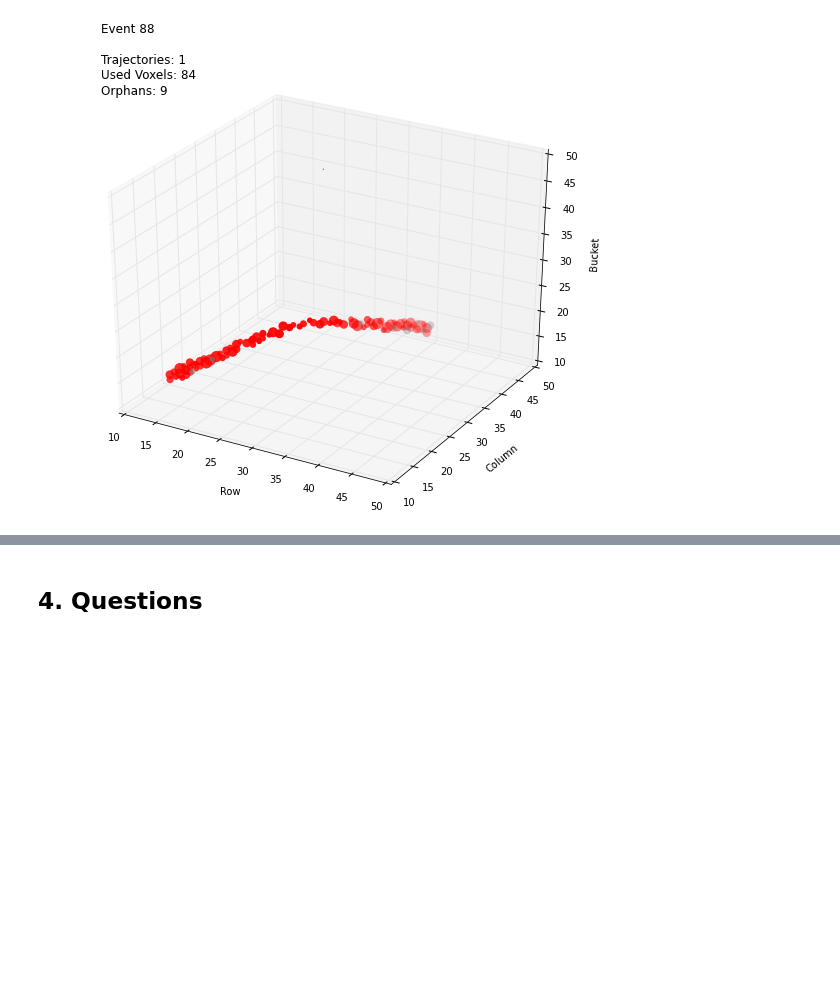
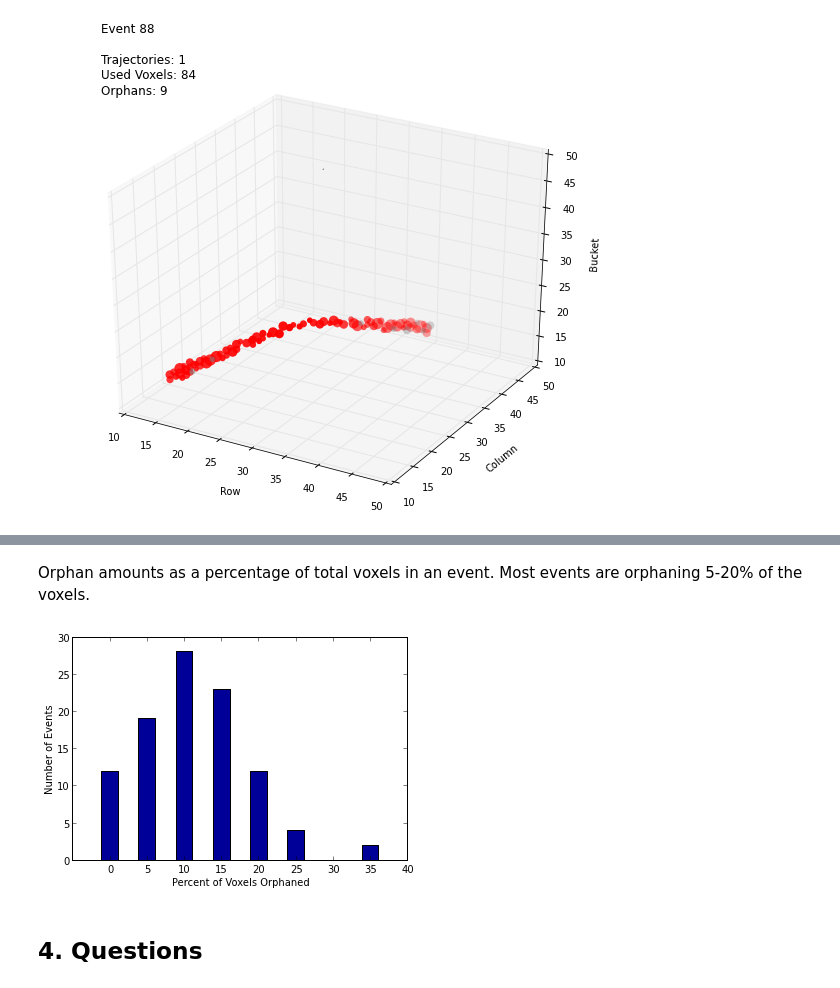
Before and after one commit to jvanatta/particle-tracks, a Jupyter notebook: project/3dtracks.ipynb, the cells around one changed output, grey strips where cells are left out. Cells and saved outputs as stored; diff of their text form; code cells hidden in the pictures; blank space fills up the shorter version.

```diff
--- a/project/3dtracks.ipynb
+++ b/project/3dtracks.ipynb
@@ -749,3 +799,17 @@ plotSingle(88)
+# %% [markdown]
+Orphan amounts as a percentage of total voxels in an event. Most events are orphaning 5-20% of the voxels.
+# %%
+xax = np.arange(-5,45,5, dtype=int)
+
+fig = plt.figure()
+ax = fig.add_subplot(1,1,1)
+plt.Axes.set_xticks(ax, xax[1:])
+plt.hist(100*orphanCounts/voxelCounts, bins=xax, color=(0,0,.6), rwidth=.45, align='left')
+plt.xlabel("Percent of Voxels Orphaned")
+plt.ylabel("Number of Events")
+plt.show()
+# %% [output]
+[figure, added]
 # %% [markdown]
 ## 4. Questions
 # %% [markdown]
```
Also changed, not shown: parts of 17 cells of this notebook, 1 other file.
